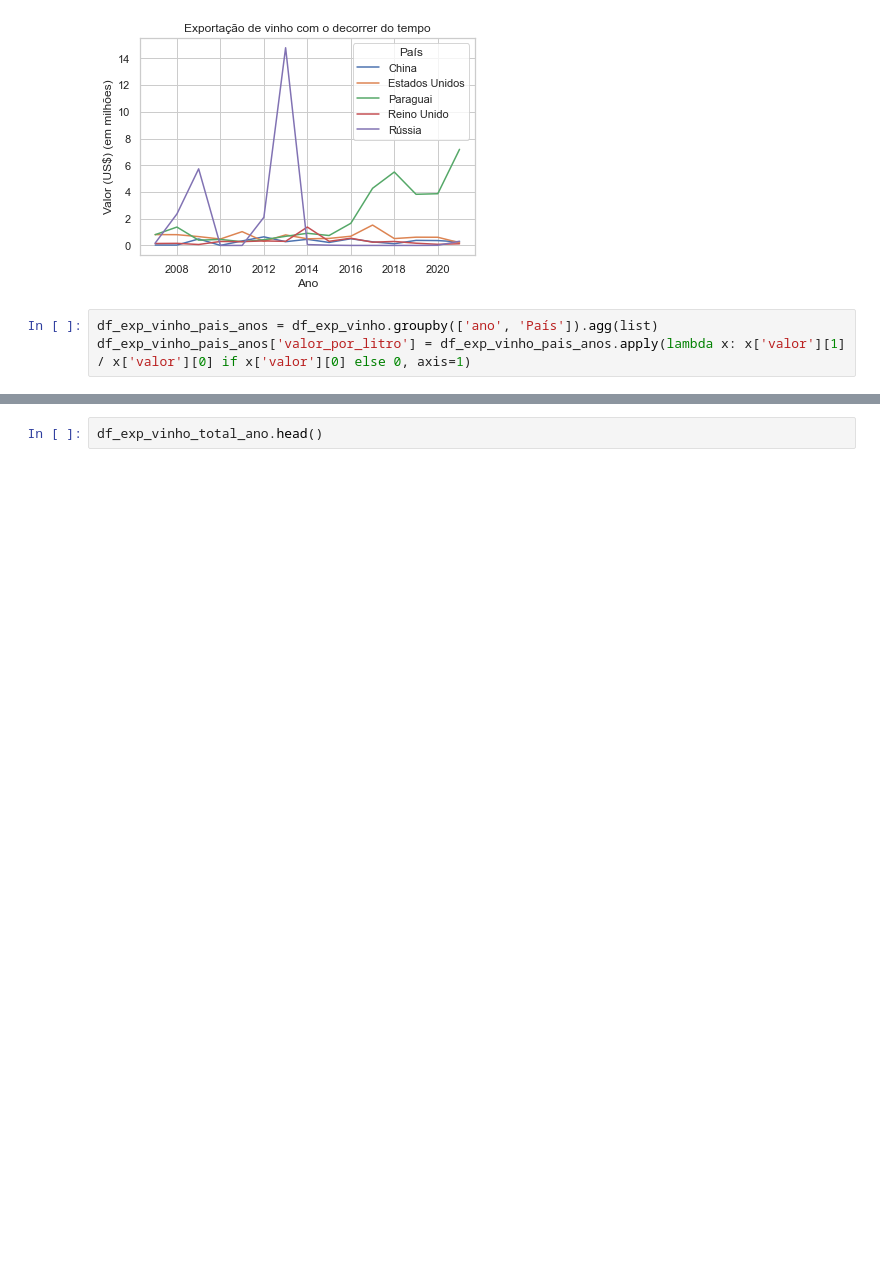
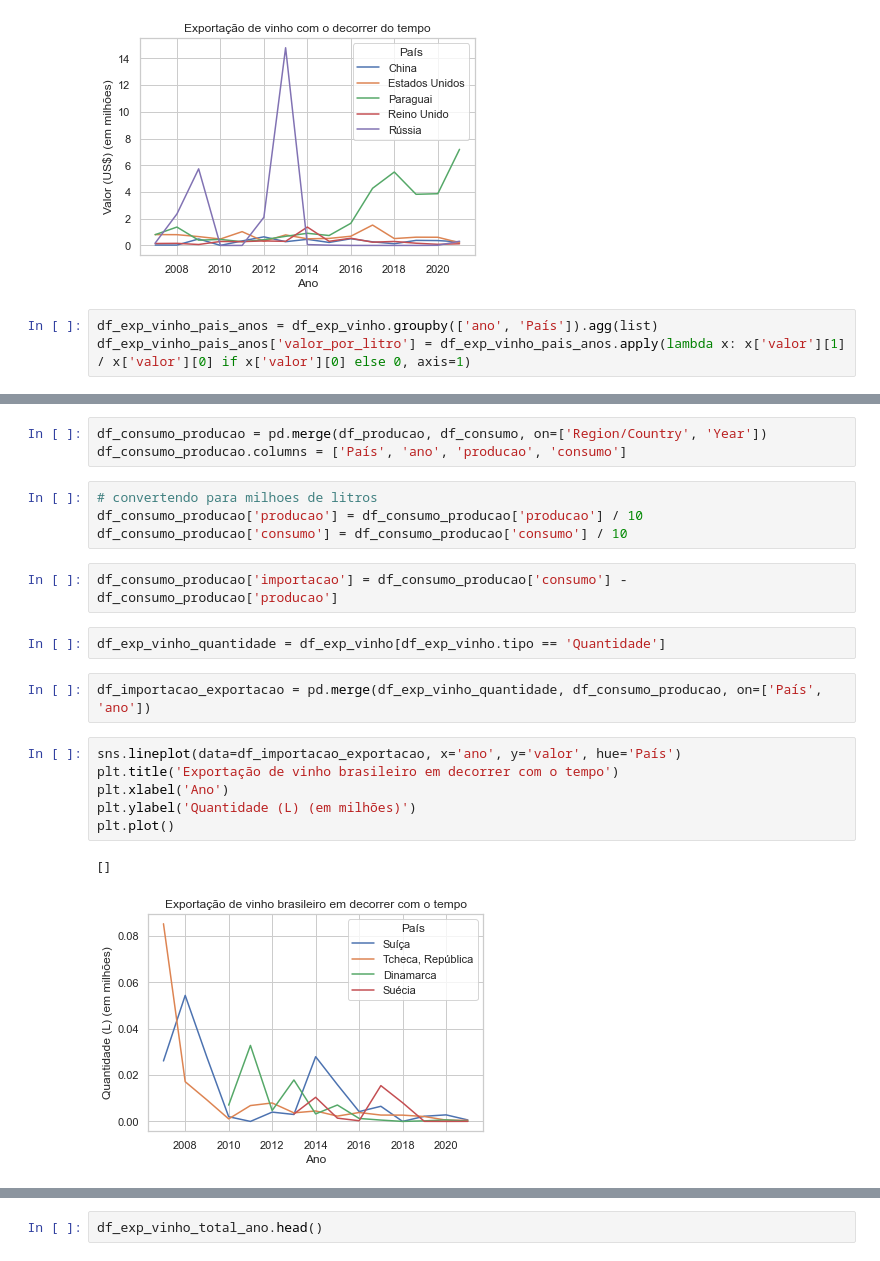
Before and after one commit to jvgitti/tech_challenge, a Jupyter notebook: TECH_CHALLENGE.ipynb, the cells around one changed output, grey strips where cells are left out. Saved outputs shown, nothing was run; the diff lists cells and outputs as text; blank space fills up the shorter version.

```diff
--- a/TECH_CHALLENGE.ipynb
+++ b/TECH_CHALLENGE.ipynb
@@ -171,0 +226,22 @@ plt.plot()
+# %%
+df_consumo_producao = pd.merge(df_producao, df_consumo, on=['Region/Country', 'Year'])
+df_consumo_producao.columns = ['País', 'ano', 'producao', 'consumo']
+# %%
+# convertendo para milhoes de litros
+df_consumo_producao['producao'] = df_consumo_producao['producao'] / 10
+df_consumo_producao['consumo'] = df_consumo_producao['consumo'] / 10
+# %%
+df_consumo_producao['importacao'] = df_consumo_producao['consumo'] - df_consumo_producao['producao']
+# %%
+df_exp_vinho_quantidade = df_exp_vinho[df_exp_vinho.tipo == 'Quantidade']
+# %%
+df_importacao_exportacao = pd.merge(df_exp_vinho_quantidade, df_consumo_producao, on=['País', 'ano'])
+# %%
+sns.lineplot(data=df_importacao_exportacao, x='ano', y='valor', hue='País')
+plt.title('Exportação de vinho brasileiro em decorrer com o tempo')
+plt.xlabel('Ano')
+plt.ylabel('Quantidade (L) (em milhões)')
+plt.plot()
+# %% [output]
+[]
+[figure, added]
```
Also changed, not shown: parts of 20 cells of this notebook, 2 other files.
